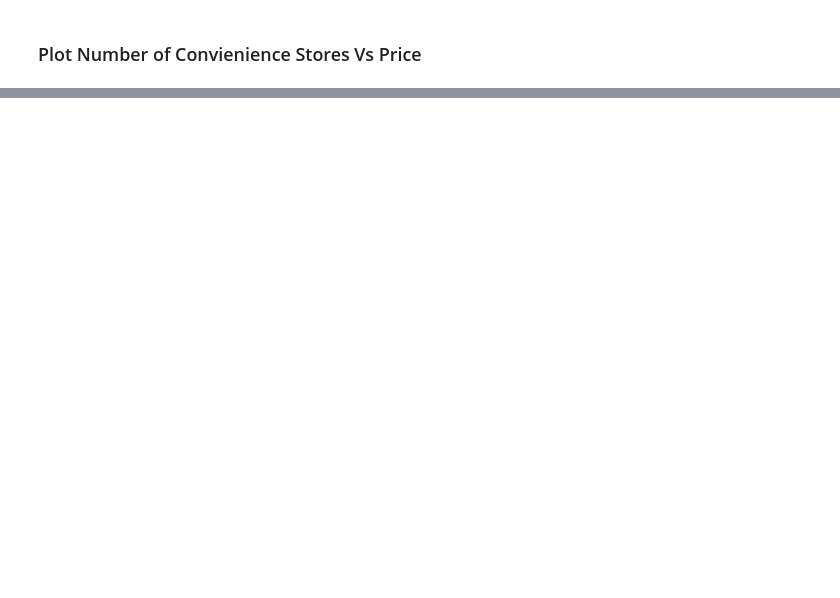
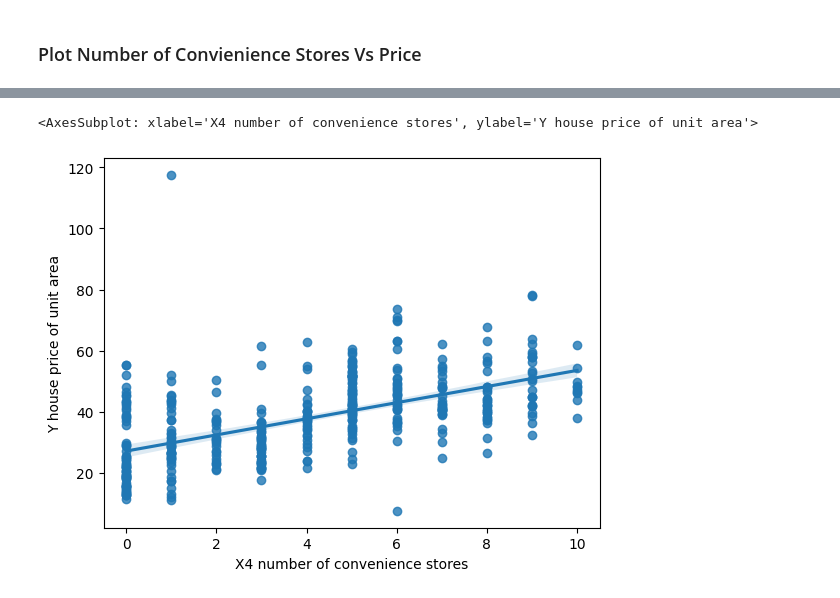
Before and after one commit to ManagementEngineer/sd4000-task6-housing-prices, a Jupyter notebook: Task6_Real Estate Price Prediction.ipynb, the cells around one changed output, grey strips where cells are left out. Cells and saved outputs as stored; diff of their text form; code cells hidden in the pictures; blank space fills up the shorter version.

```diff
--- a/Task6_Real Estate Price Prediction.ipynb
+++ b/Task6_Real Estate Price Prediction.ipynb
@@ -161,0 +187,5 @@ r2 Score :  0.7065810721724328
+# %%
+sns.regplot(x='X4 number of convenience stores', y='Y house price of unit area', data=df)
+# %% [output]
+<AxesSubplot: xlabel='X4 number of convenience stores', ylabel='Y house price of unit area'>
+[figure, added]
```
Also changed, not shown: parts of 20 cells of this notebook.
